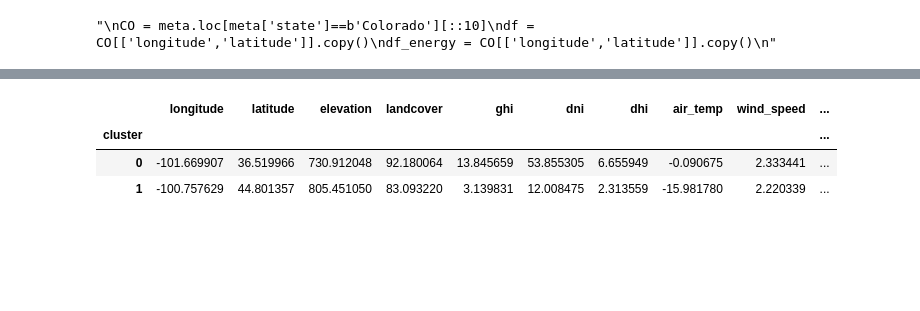
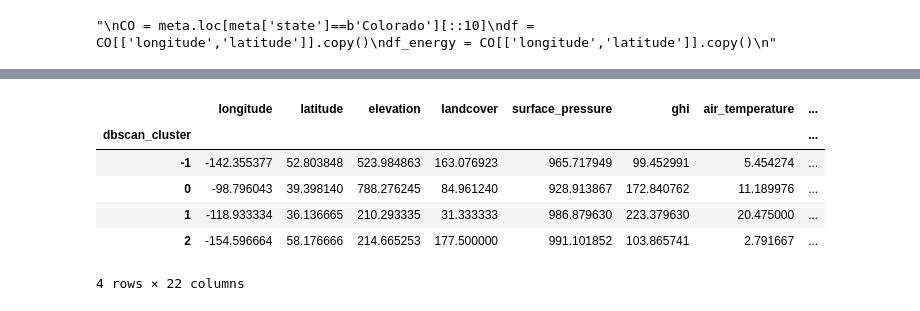
Before and after one commit to bnb32/nrel_project, a Jupyter notebook: prototype.ipynb, the cells around one changed output, grey strips where cells are left out. Cells and saved outputs as stored; diff of their text form; code cells hidden in the pictures; blank space fills up the shorter version.

```diff
--- a/prototype.ipynb
+++ b/prototype.ipynb
@@ -147,0 +268,2 @@ df_energy = get_energy_data(0,USA)
+# %%
+df = pd.read_pickle('/data/bnb32/tmp/nrel_df.pkl')
@@ -148,19 +286,2 @@ df_energy = get_energy_data(0,USA)
 # %%
 #get_energy(lat=18.93,lon=-155.66,azimuth=180,module_type=1,tilt=40,array_type=1,capacity=10)
-# %%
-distortions = []
-K = range(1,10)
-for k in K:
-    df,dist = cluster_data(df,n_clusters=k)
-    distortions.append(dist)
-
-def curvature(a):
-    b = [0]*len(a)
-    for i in range(len(b)):
-        if 0<i<len(a)-1:
-            b[i] = (a[i+1]-2*a[i]+a[i-1])
-        elif i==0:
-            b[i] = (a[i+1]-2*a[i])
-        elif i==len(a)-1:
-            b[i] = (-2*a[i]+a[i-1])
-    return b
@@ -166,0 +313,7 @@ def curvature(a):
+# %%
+distortions = []
+K = range(1,10)
+for k in K:
+    df,dist = cluster_data_kmeans(df,n_clusters=k,features=features)
+    distortions.append(dist)
+K[np.argmax(curvature(distortions))]
@@ -177,2 +334,0 @@ plt.show()
-# %%
-df,dist = cluster_data(df,n_clusters=2)
@@ -257,7 +531,10 @@ fig.show()
 # %%
-df.groupby(['cluster']).mean()
+df.groupby(['dbscan_cluster']).mean()
 # %% [output]
-|  | longitude | latitude | elevation | landcover | ghi | dni | dhi | air_temp | wind_speed | ... |
-| cluster |  |  |  |  |  |  |  |  |  | ... |
-| 0 | -101.669907 | 36.519966 | 730.912048 | 92.180064 | 13.845659 | 53.855305 | 6.655949 | -0.090675 | 2.333441 | ... |
-| 1 | -100.757629 | 44.801357 | 805.451050 | 83.093220 | 3.139831 | 12.008475 | 2.313559 | -15.981780 | 2.220339 | ... |
+|  | longitude | latitude | elevation | landcover | surface_pressure | ghi | air_temperature | ... |
+| dbscan_cluster |  |  |  |  |  |  |  | ... |
+| -1 | -142.355377 | 52.803848 | 523.984863 | 163.076923 | 965.717949 | 99.452991 | 5.454274 | ... |
+| 0 | -98.796043 | 39.398140 | 788.276245 | 84.961240 | 928.913867 | 172.840762 | 11.189976 | ... |
+| 1 | -118.933334 | 36.136665 | 210.293335 | 31.333333 | 986.879630 | 223.379630 | 20.475000 | ... |
+| 2 | -154.596664 | 58.176666 | 214.665253 | 177.500000 | 991.101852 | 103.865741 | 2.791667 | ... |
+4 rows × 22 columns
```
Also changed, not shown: parts of 41 cells of this notebook.
